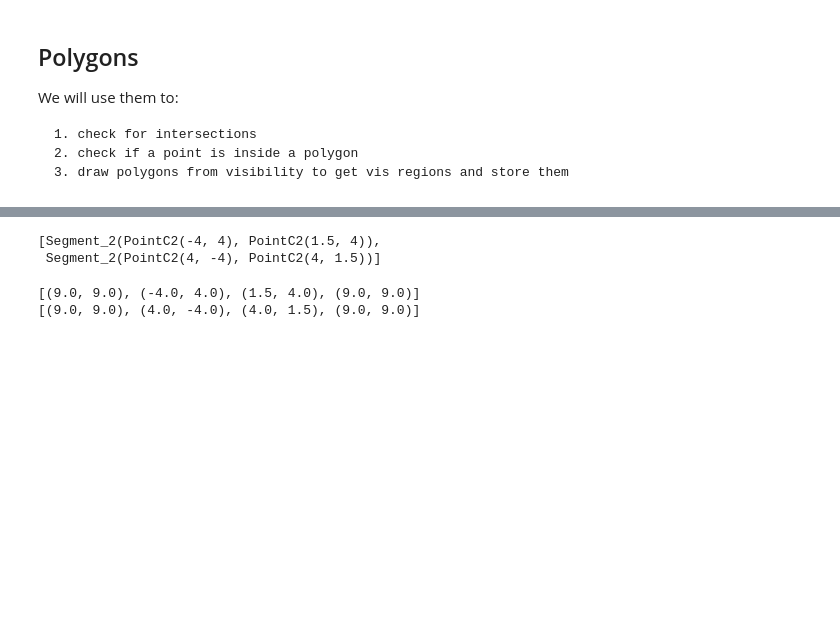
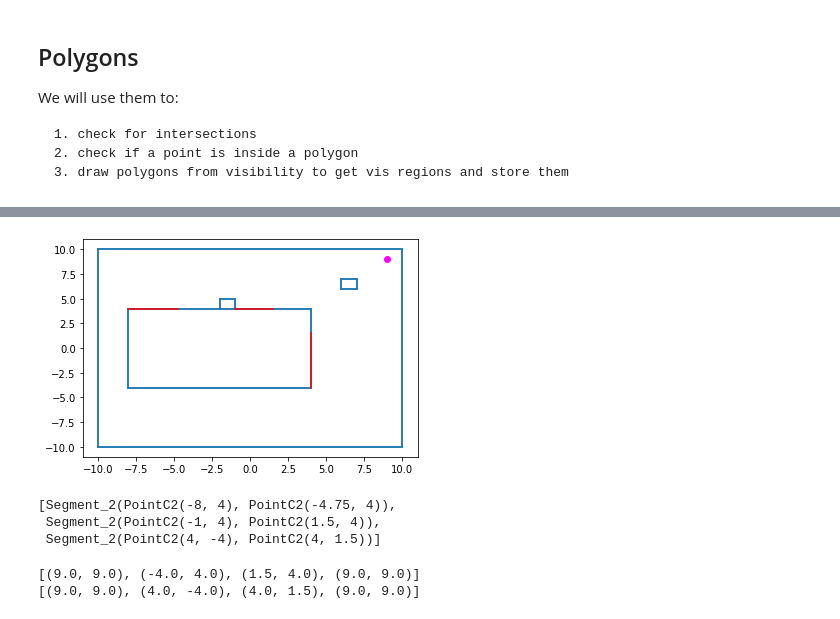
Before and after one commit to ab1nash/multi-location-visibility, a Jupyter notebook: skgeom_polygons.ipynb, the cells around one changed output, grey strips where cells are left out. Cells and saved outputs as stored; diff of their text form; code cells hidden in the pictures; blank space fills up the shorter version.

```diff
--- a/skgeom_polygons.ipynb
+++ b/skgeom_polygons.ipynb
@@ -127,8 +131,20 @@ vis = updateVisibility(qp,Target,arr)
-# %%
-vis
-# %% [output]
-[Segment_2(PointC2(-4, 4), PointC2(1.5, 4)),
- Segment_2(PointC2(4, -4), PointC2(4, 1.5))]
+# %%
+Obs2 = [
+    Segment2(Point2(-2, 5), Point2(-1, 5)), Segment2(Point2(-1, 5), Point2(-1, 4)),
+    Segment2(Point2(-1, 4), Point2(-2, 4)), Segment2(Point2(-2, 4), Point2(-2, 5))
+]
+for sides in Obs2:
+    arr.insert(sides)
+# %%
+vis2 = updateVisibility(qp,Target,arr,vis)
+# %% [output]
+[figure, added]
+# %%
+vis2
+# %% [output]
+[Segment_2(PointC2(-8, 4), PointC2(-4.75, 4)),
+ Segment_2(PointC2(-1, 4), PointC2(1.5, 4)),
+ Segment_2(PointC2(4, -4), PointC2(4, 1.5))]
 # %%
 vrSet = []
 for seg in vis:
```
Also changed, not shown: parts of 2 cells of this notebook, 10 other files.
